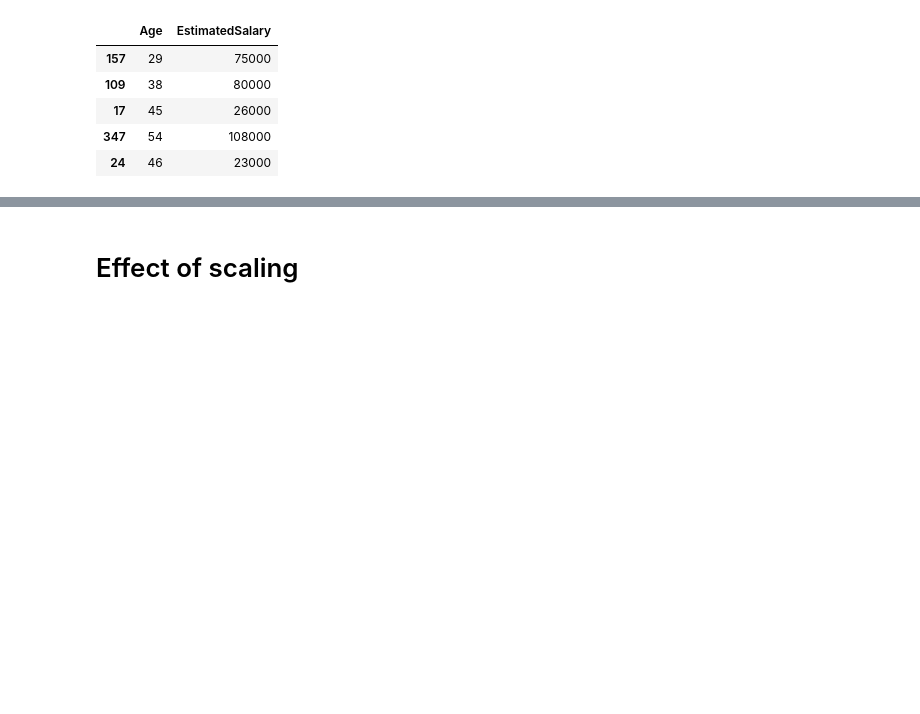
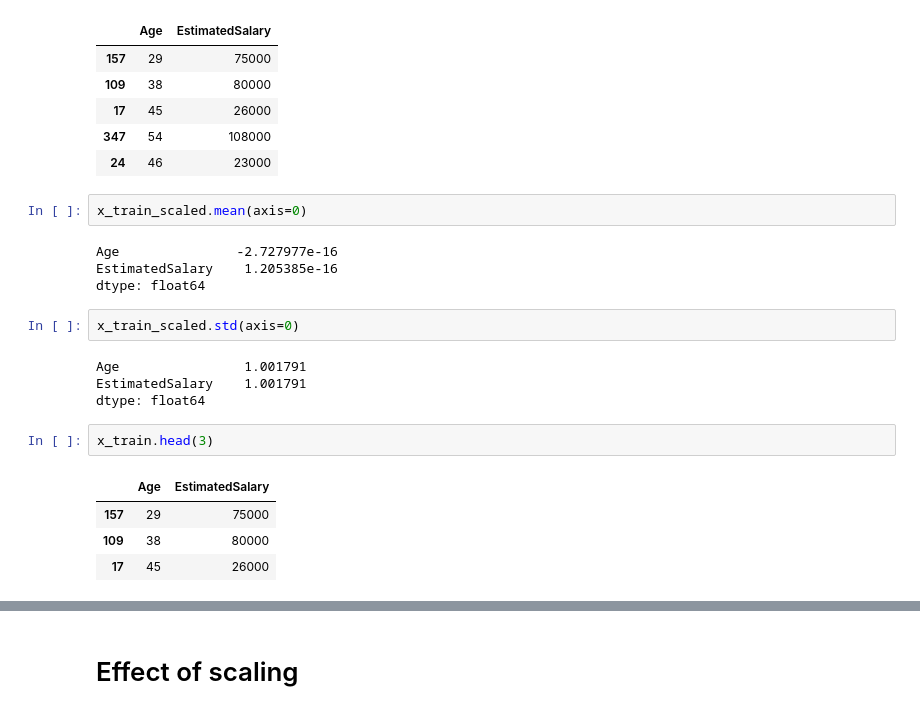
Before and after one commit to DeepakAK47/ML-Learning-Journey, a Jupyter notebook: third_phase/day24.ipynb, the cells around one changed output, grey strips where cells are left out. Cells and saved outputs as stored; diff of their text form; blank space fills up the shorter version.

```diff
--- a/third_phase/day24.ipynb
+++ b/third_phase/day24.ipynb
@@ -174,6 +187,25 @@ x_train.head()
 | 17 | 45 | 26000 |
 | 347 | 54 | 108000 |
 | 24 | 46 | 23000 |
+# %%
+x_train_scaled.mean(axis=0)
+# %% [output]
+Age               -2.727977e-16
+EstimatedSalary    1.205385e-16
+dtype: float64
+# %%
+x_train_scaled.std(axis=0)
+# %% [output]
+Age                1.001791
+EstimatedSalary    1.001791
+dtype: float64
+# %%
+x_train.head(3)
+# %% [output]
+|  | Age | EstimatedSalary |
+| 157 | 29 | 75000 |
+| 109 | 38 | 80000 |
+| 17 | 45 | 26000 |
 # %%
 np.round(x_train.describe(),1)
 # %% [output]
```
Also changed, not shown: parts of 36 cells of this notebook, 13 other files.
